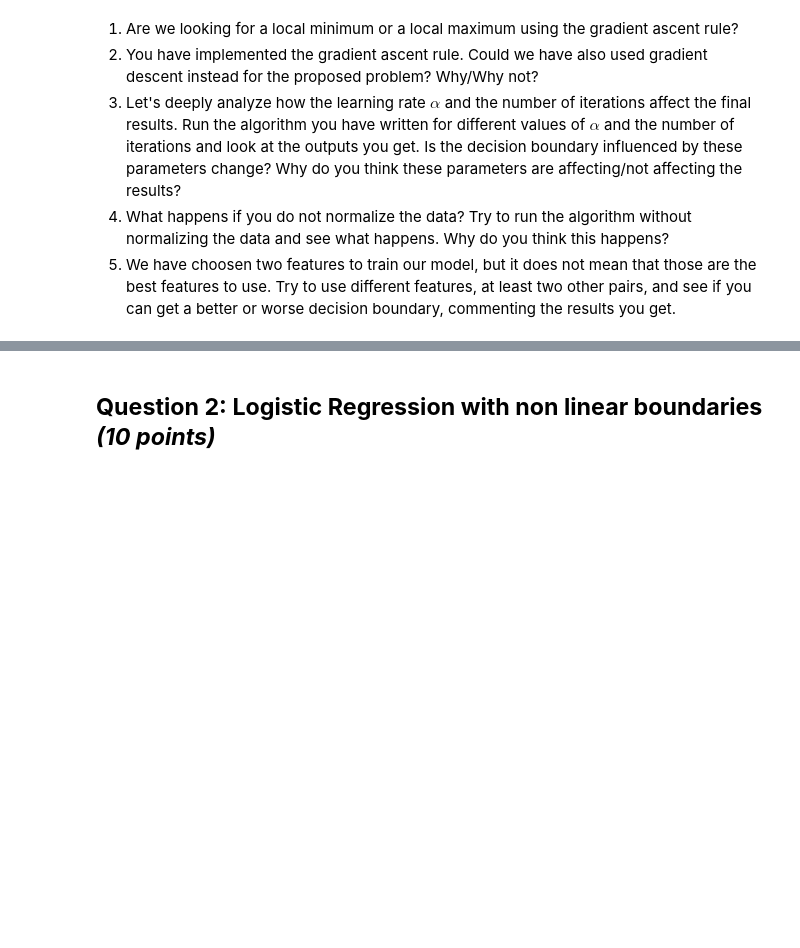
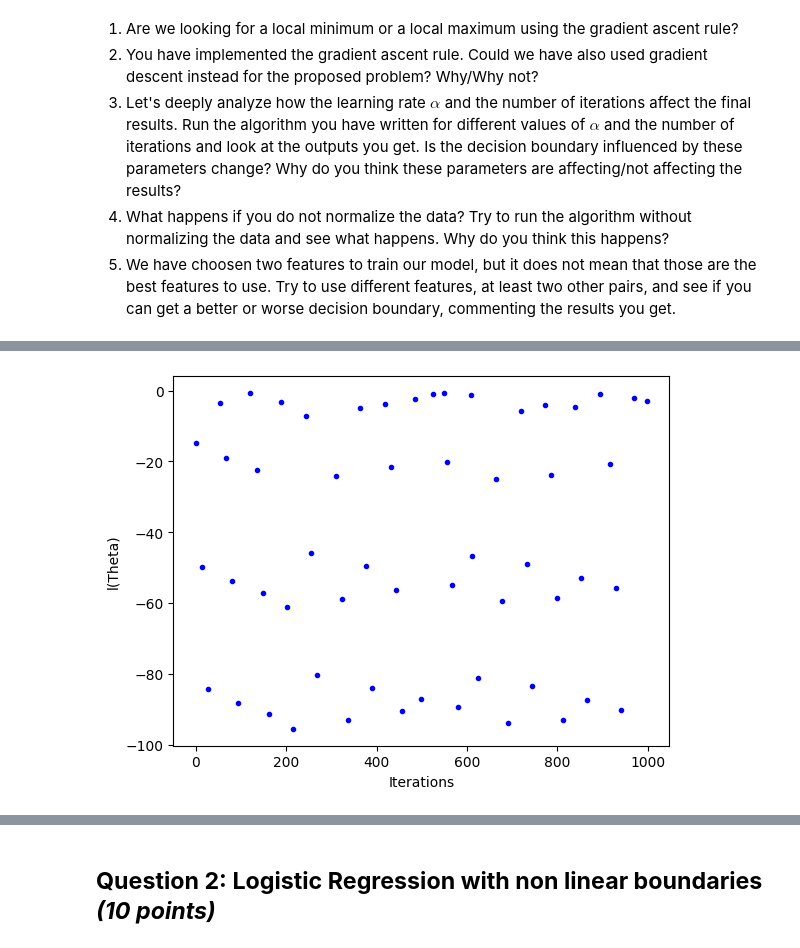
Before and after one commit to ywateba/fds_2023_hw2, a Jupyter notebook: HW2.ipynb, the cells around one changed output, grey strips where cells are left out. Cells and saved outputs as stored; diff of their text form; code cells hidden in the pictures; blank space fills up the shorter version.

```diff
--- a/HW2.ipynb
+++ b/HW2.ipynb
@@ -523,0 +553,18 @@ pass
+# %%
+## QUESTION 4
+
+X, y = (df_small.drop(["satisfaction"], axis=1).values, df_small["satisfaction"].values)
+X = np.hstack([np.ones((X.shape[0], 1)), X])
+# Initialize theta0
+theta0 = np.random.normal(0, 0.01, X.shape[1])
+
+# Run Gradient Ascent method
+theta_final, log_l_history = gradient_ascent(theta0, X, y, lr=0.001, num_steps=1000)
+
+fig, ax = plt.subplots(num=2)
+
+ax.set_ylabel("l(Theta)")
+ax.set_xlabel("Iterations")
+_ = ax.plot(range(len(log_l_history)), log_l_history, "b.")
+# %% [output]
+[figure, added]
```
Also changed, not shown: parts of 20 cells of this notebook.
